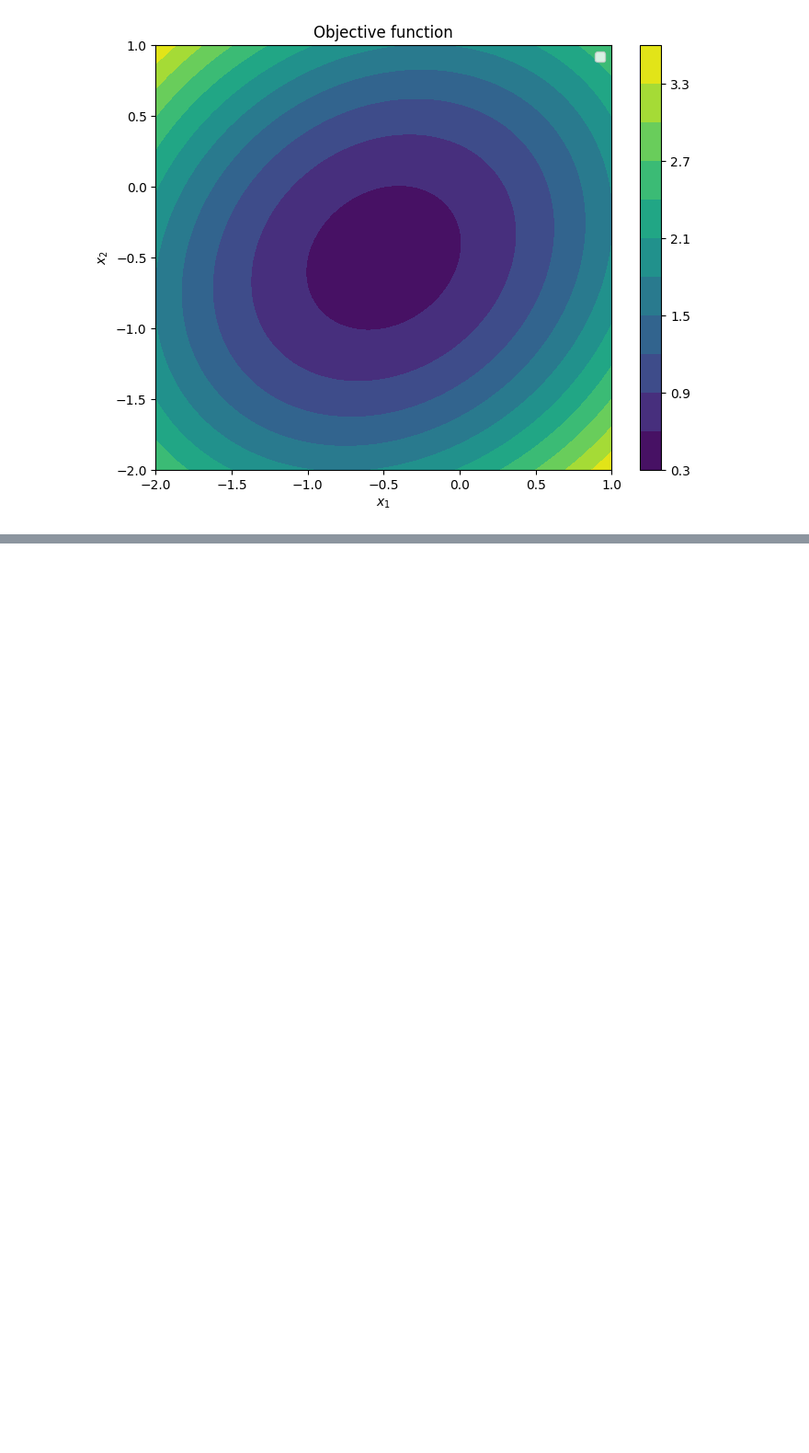
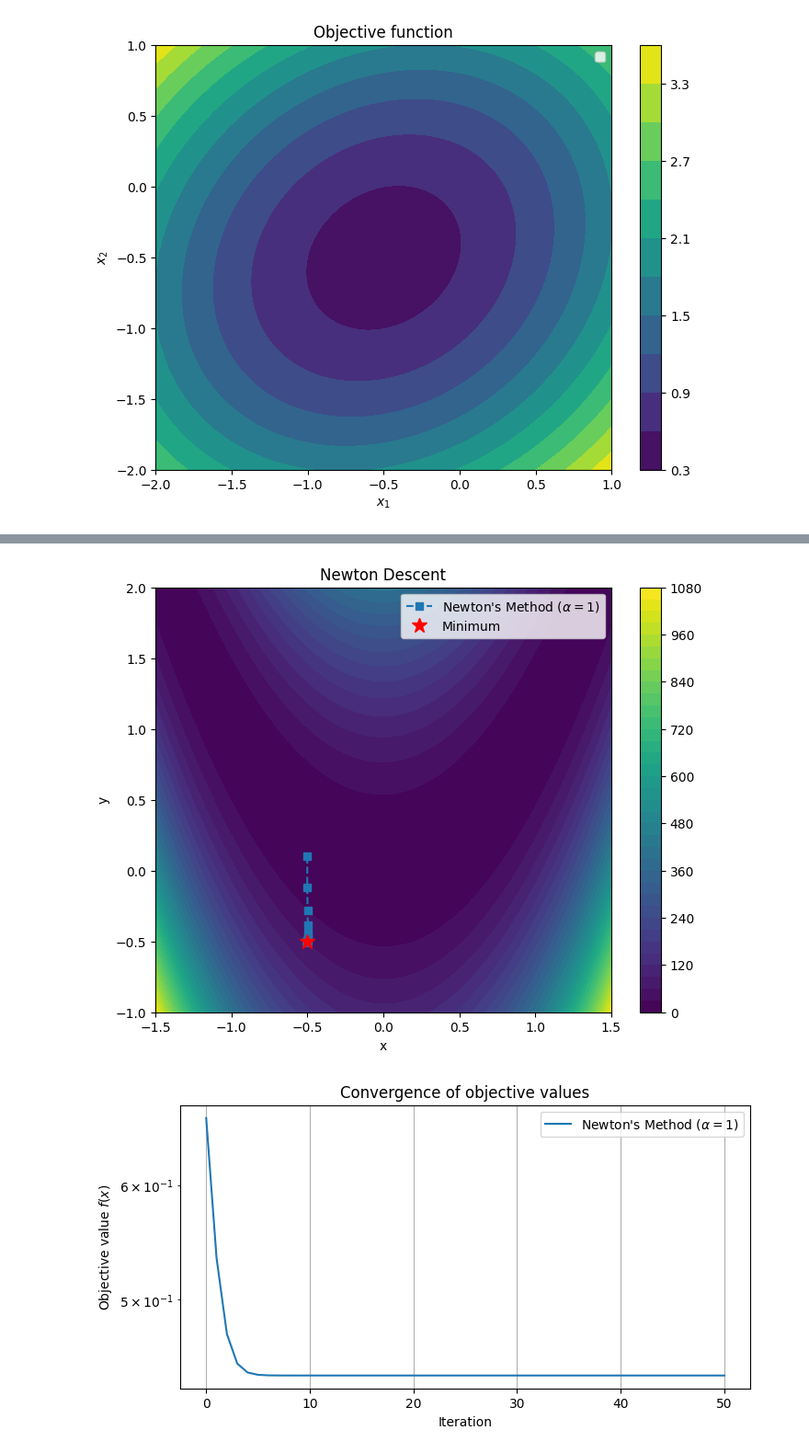
Before and after one commit to xanjoma/TD-informatique, a Jupyter notebook: exam_fall25.ipynb, the cells around one changed output, grey strips where cells are left out. Shown at 92% size. Drawn from its saved outputs; the diff is of its cells as text; code cells hidden in the pictures; blank space fills up the shorter version.

```diff
--- a/exam_fall25.ipynb
+++ b/exam_fall25.ipynb
@@ -117,0 +266,58 @@ plt.show()
+# %%
+# question 6:
+
+def newton_method(x0, max_iter=50):
+    x = x0.copy()
+    xs = [x.copy()]
+    for _ in range(max_iter):
+        g = gradf(x[0],x[1])
+        H = hessianf(x[0],x[1])
+
+        p = np.linalg.pinv(H) @ g
+        x -=  p
+        xs.append(x.copy())
+    return np.array(xs)
+
+# Run both methods
+x0 = np.array([-0.5, 0.1])  # common starting point
+newton_path = newton_method(x0)
+
+# Contour plot
+xx, yy = np.meshgrid(np.linspace(-1.5, 1.5, 400), np.linspace(-1, 2, 400))
+zz = (1-xx)**2 + 100*(yy-xx**2)**2
+
+plt.figure(figsize=(8,6))
+plt.contourf(xx, yy, zz, levels=40, cmap="viridis")
+
+plt.plot(newton_path[:,0], newton_path[:,1], 's--', label="Newton's Method ($\\alpha=1$)")
+
+plt.plot(-0.5, -0.5, 'r*', markersize=12, label="Minimum")
+plt.colorbar()
+plt.title("Newton Descent")
+plt.xlabel("x")
+plt.ylabel("y")
+plt.legend()
+plt.show()
+
+# Plot convergence in objective values
+plt.figure(figsize=(8, 4))
+plt.semilogy([objective(x[0],x[1]) for x in newton_path], label="Newton's Method ($\\alpha=1$)")
+plt.xlabel("Iteration")
+plt.ylabel("Objective value $f(x)$")
+plt.title("Convergence of objective values")
+plt.legend()
+plt.grid(True)
+plt.show()
+
+# Zoom on the first 20 iterations
+plt.figure(figsize=(8, 4))
+plt.semilogy(range(20), [objective(x[0],x[1]) for x in newton_path[:20]], 's-', label="Newton's Method (first 20)")
+plt.xlabel("Iteration")
+plt.ylabel("Objective value $f(x)$")
+plt.title("Zoom: First 20 Iterations")
+plt.legend()
+plt.grid(True)
+plt.show()
+# %% [output]
+[figure, added]
+[figure, added]
```
Also changed, not shown: parts of 16 cells of this notebook.
